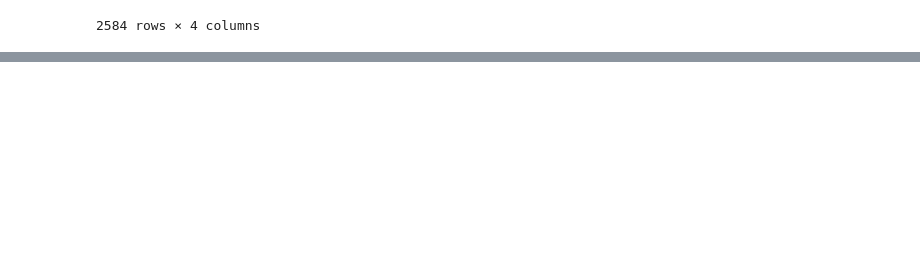
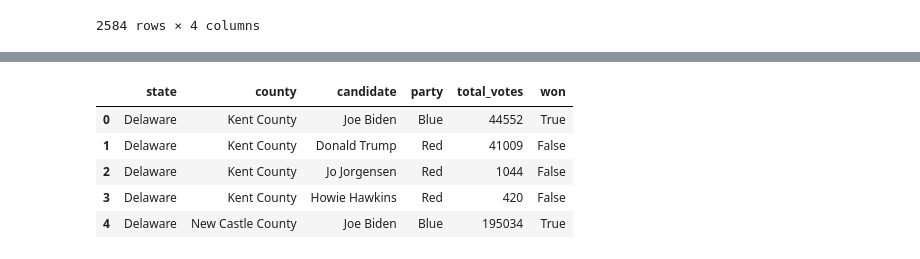
Before and after one commit to lauracharlotteli/cs216project, a Jupyter notebook: 216_project.ipynb, the cells around one changed output, grey strips where cells are left out. Drawn from its saved outputs; the diff is of its cells as text; code cells hidden in the pictures; blank space fills up the shorter version.

Commit message:
added president_county_candidate dataset and party

```diff
--- a/216_project.ipynb
+++ b/216_project.ipynb
@@ -237,0 +240,3 @@ new_stacked[new_stacked["Race"] != "White"].sort_values(by = "% of Covid Deaths"
+# %%
+president_county_candidate = pd.read_csv("president_county_candidate.csv")
+president_county_candidate.head()
@@ -237,0 +250,11 @@ new_stacked[new_stacked["Race"] != "White"].sort_values(by = "% of Covid Deaths"
+# %%
+#this chunk shows which county is which party
+president_county_candidate["party"] = np.where(president_county_candidate["won"] == True, "Blue", "Red")
+president_county_candidate.head()
+# %% [output]
+|  | state | county | candidate | party | total_votes | won |
+| 0 | Delaware | Kent County | Joe Biden | Blue | 44552 | True |
+| 1 | Delaware | Kent County | Donald Trump | Red | 41009 | False |
+| 2 | Delaware | Kent County | Jo Jorgensen | Red | 1044 | False |
+| 3 | Delaware | Kent County | Howie Hawkins | Red | 420 | False |
+| 4 | Delaware | New Castle County | Joe Biden | Blue | 195034 | True |
```
Also changed, not shown: parts of 2 cells of this notebook.
